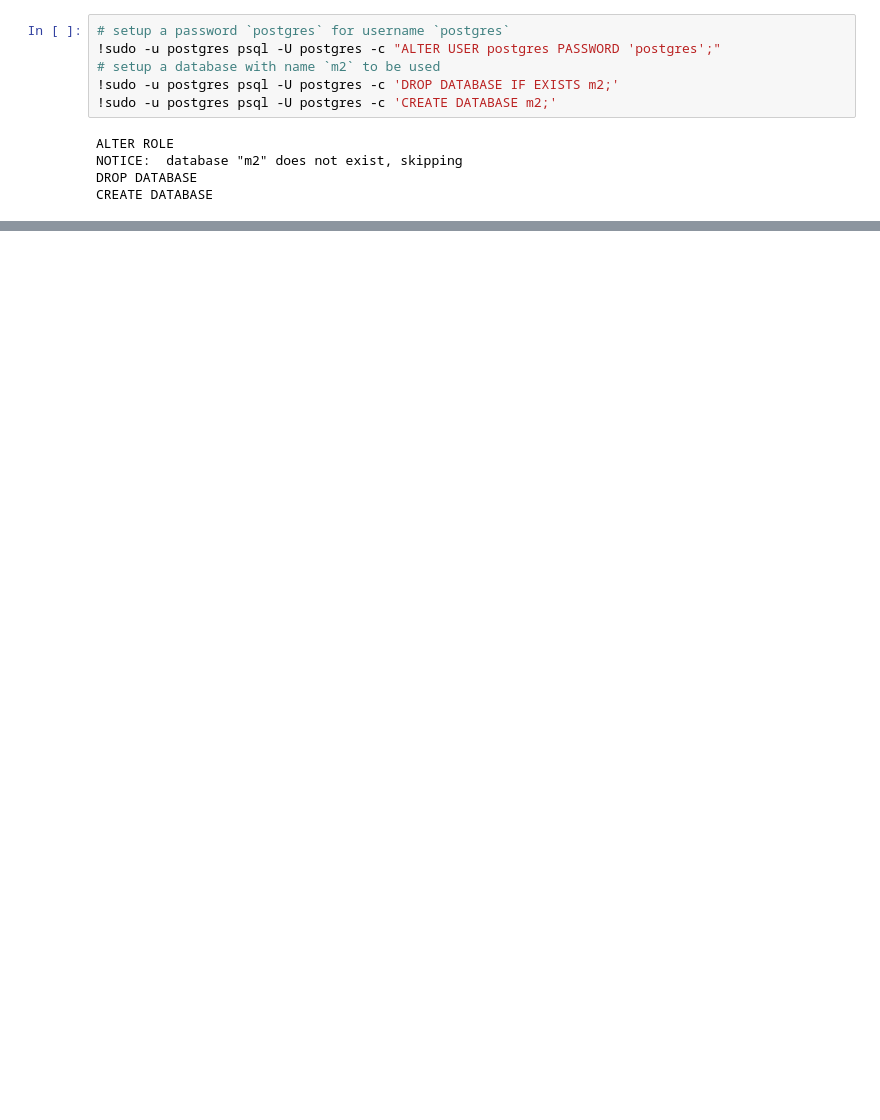
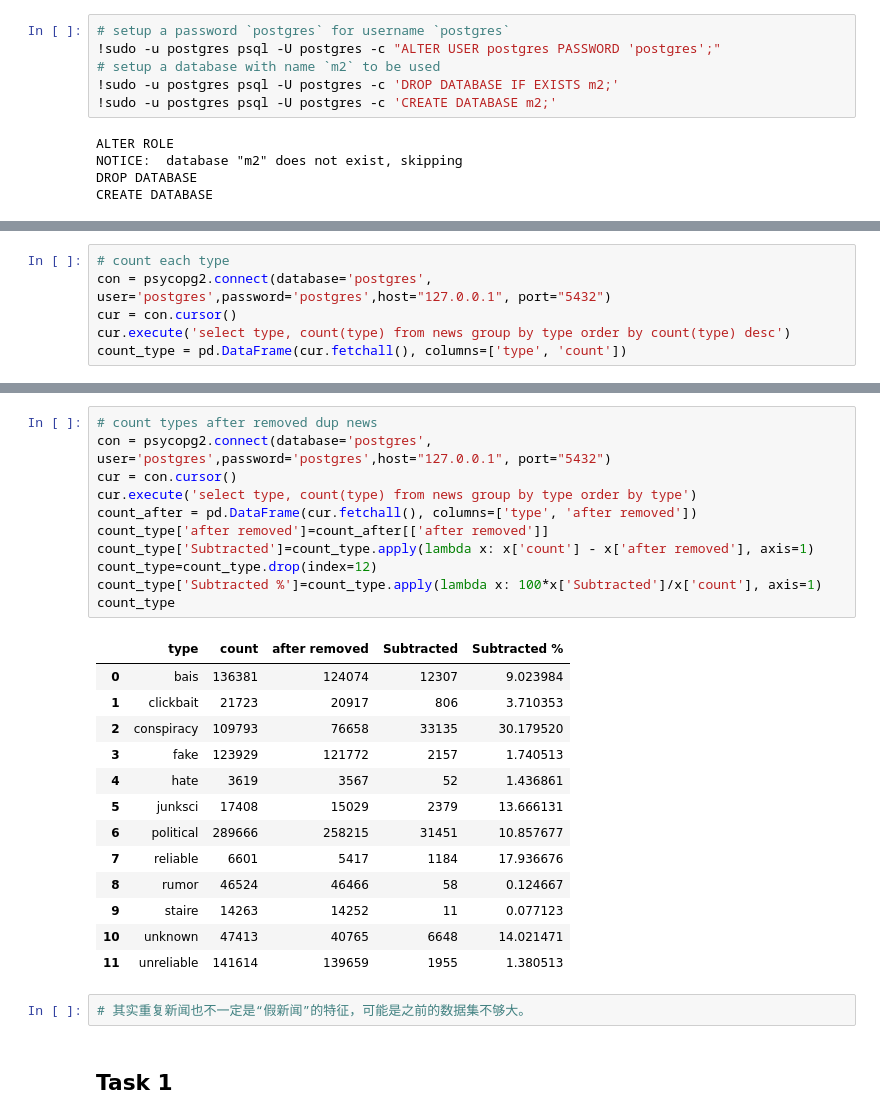
Before and after one commit to Xiiqiing/DS_project, a Jupyter notebook: M2/M2.ipynb, the cells around one changed output, grey strips where cells are left out. Drawn from its saved outputs; the diff is of its cells as text; blank space fills up the shorter version.

Commit message:
Update M2.ipynb
Task 3

```diff
--- a/M2/M2.ipynb
+++ b/M2/M2.ipynb
@@ -75,0 +73,6 @@ COPY 1000000
+# %%
+# count each type
+con = psycopg2.connect(database='postgres', user='postgres',password='postgres',host="127.0.0.1", port="5432")
+cur = con.cursor()
+cur.execute('select type, count(type) from news group by type order by count(type) desc')
+count_type = pd.DataFrame(cur.fetchall(), columns=['type', 'count'])
@@ -76 +89,30 @@ COPY 1000000
+# %%
+# count types after removed dup news
+con = psycopg2.connect(database='postgres', user='postgres',password='postgres',host="127.0.0.1", port="5432")
+cur = con.cursor()
+cur.execute('select type, count(type) from news group by type order by type')
+count_after = pd.DataFrame(cur.fetchall(), columns=['type', 'after removed'])
+count_type['after removed']=count_after[['after removed']]
+count_type['Subtracted']=count_type.apply(lambda x: x['count'] - x['after removed'], axis=1)
+count_type=count_type.drop(index=12)
+count_type['Subtracted %']=count_type.apply(lambda x: 100*x['Subtracted']/x['count'], axis=1)
+count_type
+# %% [output]
+|  | type | count | after removed | Subtracted | Subtracted % |
+| 0 | bais | 136381 | 124074 | 12307 | 9.023984 |
+| 1 | clickbait | 21723 | 20917 | 806 | 3.710353 |
+| 2 | conspiracy | 109793 | 76658 | 33135 | 30.179520 |
+| 3 | fake | 123929 | 121772 | 2157 | 1.740513 |
+| 4 | hate | 3619 | 3567 | 52 | 1.436861 |
+| 5 | junksci | 17408 | 15029 | 2379 | 13.666131 |
+| 6 | political | 289666 | 258215 | 31451 | 10.857677 |
+| 7 | reliable | 6601 | 5417 | 1184 | 17.936676 |
+| 8 | rumor | 46524 | 46466 | 58 | 0.124667 |
+| 9 | staire | 14263 | 14252 | 11 | 0.077123 |
+| 10 | unknown | 47413 | 40765 | 6648 | 14.021471 |
+| 11 | unreliable | 141614 | 139659 | 1955 | 1.380513 |
+# %%
+# 其实重复新闻也不一定是“假新闻”的特征，可能是之前的数据集不够大。
+# %% [markdown]
+## **Task 1**
 # %%
```
Also changed, not shown: parts of 34 cells of this notebook.
